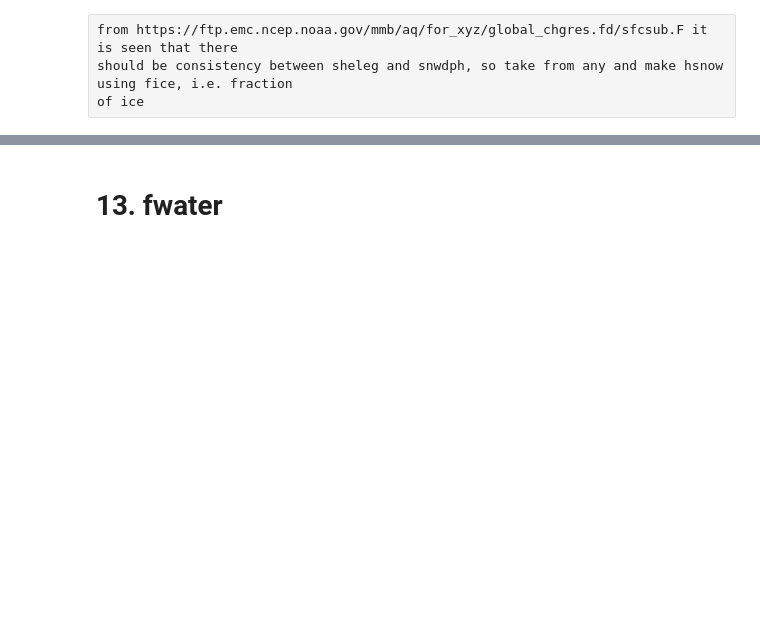
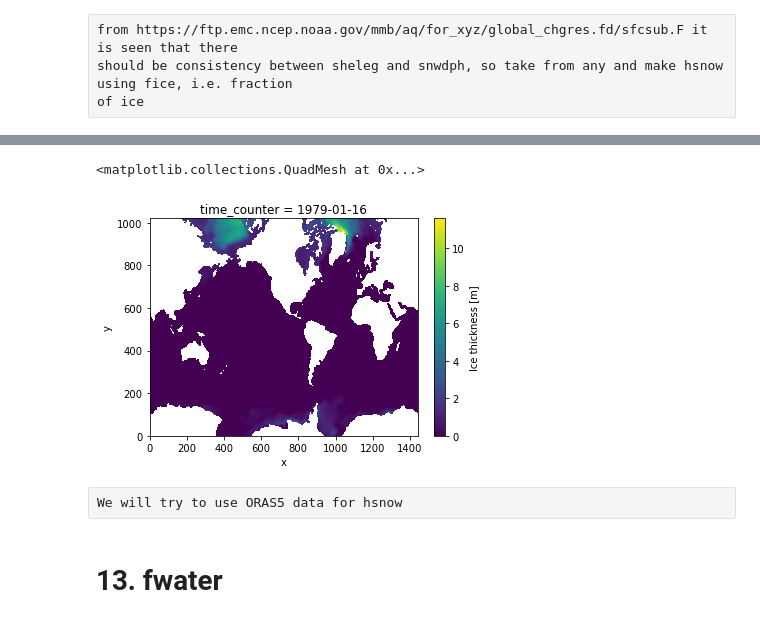
Before and after one commit to manmeet3591/python_class, a Jupyter notebook: xarray_tutorial/analyse_compare_surface_restart.ipynb, the cells around one changed output, grey strips where cells are left out. Saved outputs shown, nothing was run; the diff lists cells and outputs as text; code cells hidden in the pictures; blank space fills up the shorter version.

```diff
--- a/xarray_tutorial/analyse_compare_surface_restart.ipynb
+++ b/xarray_tutorial/analyse_compare_surface_restart.ipynb
@@ -572,3 +607,10 @@ of ice
+# %%
+ds_oras4.iicethic.plot()
+# %% [output]
+<matplotlib.collections.QuadMesh at 0x...>
+[figure, added]
+# %% [raw]
+We will try to use ORAS5 data for hsnow
 # %% [markdown]
 # 13. fwater
 # %%
```
Also changed, not shown: parts of 13 cells of this notebook.
